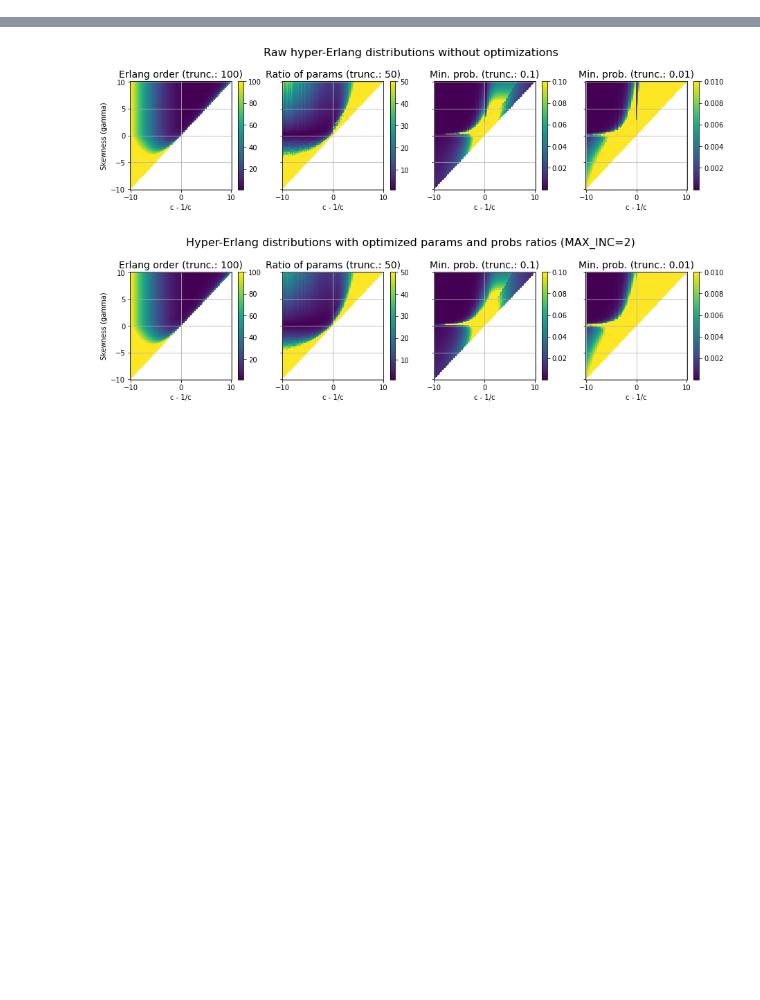
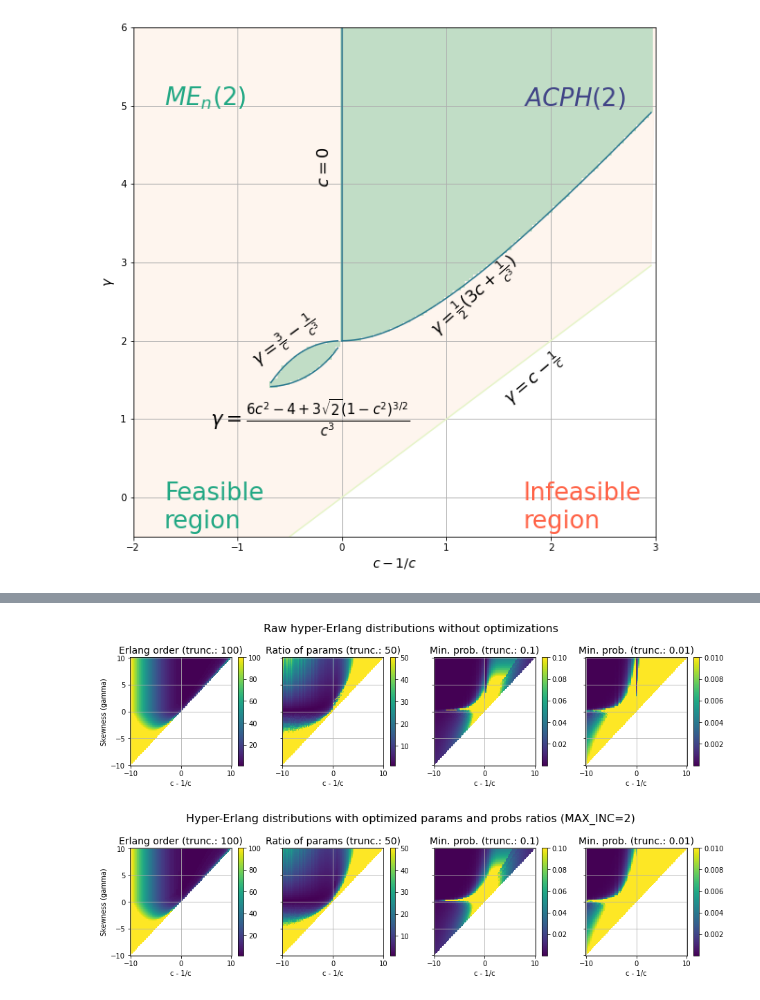
Before and after one commit to ipu69/pyqumo_old, a Jupyter notebook: experiments/2. PH Fitting Algorithms.ipynb, the cells around one changed output, grey strips where cells are left out. Saved outputs shown, nothing was run; the diff lists cells and outputs as text; code cells hidden in the pictures; blank space fills up the shorter version.

```diff
--- a/experiments/2. PH Fitting Algorithms.ipynb
+++ b/experiments/2. PH Fitting Algorithms.ipynb
@@ -38,0 +145,6 @@ MEAN = 1.0
+# %%
+fig, ax = plt.subplots(figsize=(10, 10))
+plot_acph2_boundary_in_normal_plane(ax=ax, step=0.04, scale=0.7)
+plt.savefig('output/ph_feasible_regions.pdf')
+# %% [output]
+[figure, added]
```
Also changed, not shown: parts of 7 cells of this notebook, 16 other files.
